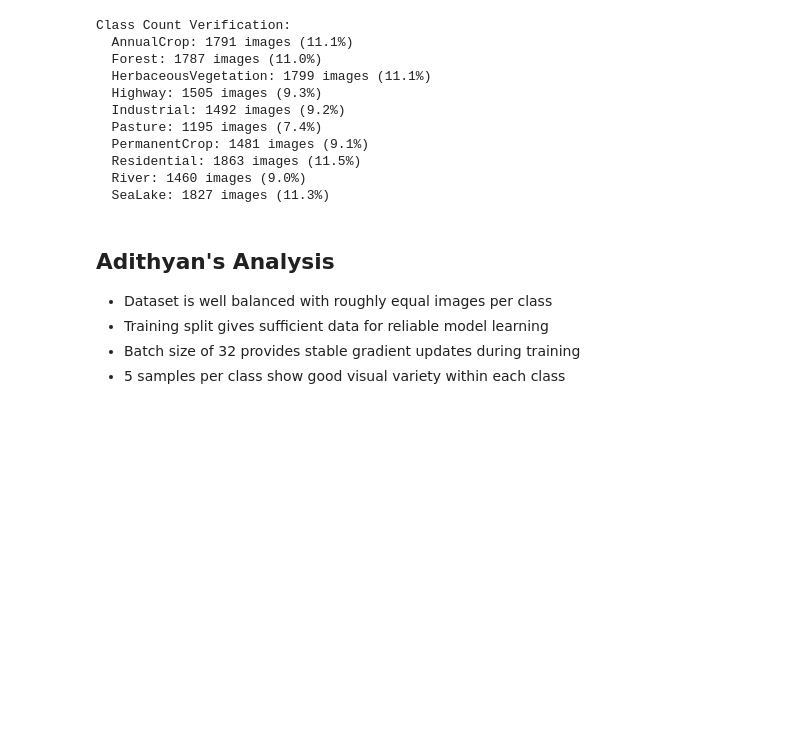
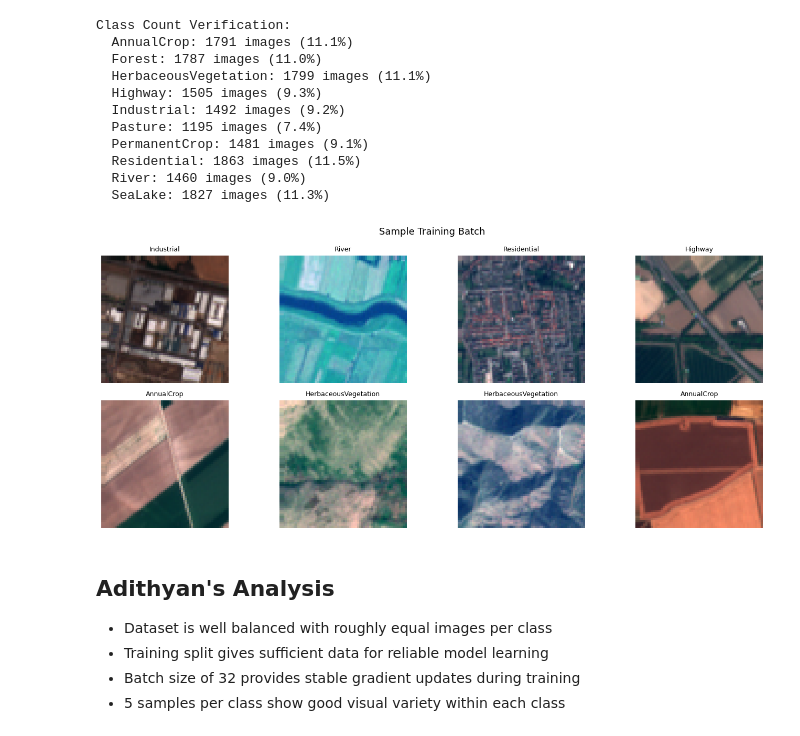
Before and after one commit to fidalgovind/satellite-scene-classification, a Jupyter notebook: satellite_classification.ipynb, the cells around one changed output. Cells and saved outputs as stored; diff of their text form; code cells hidden in the pictures; blank space fills up the shorter version.

Commit message:
Add training batch sample visualisation by Adithyan

```diff
--- a/satellite_classification.ipynb
+++ b/satellite_classification.ipynb
@@ -757,6 +757,25 @@ Class Count Verification:
   Residential: 1863 images (11.5%)
   River: 1460 images (9.0%)
   SeaLake: 1827 images (11.3%)
+# %%
+# Adithyan — Batch sample visualisation
+batch = next(iter(train_loader))
+imgs = batch['image'][:, [3,2,1], :, :].float()
+imgs = imgs / imgs.max()
+
+fig, axes = plt.subplots(2, 4, figsize=(14, 6))
+fig.suptitle("Sample Training Batch", fontsize=13)
+for i in range(8):
+    img = imgs[i].permute(1,2,0).numpy()
+    img = (img - img.min()) / (img.max() - img.min())
+    axes[i//4, i%4].imshow(img)
+    axes[i//4, i%4].set_title(CLASS_NAMES[batch['label'][i]], fontsize=9)
+    axes[i//4, i%4].axis('off')
+plt.tight_layout()
+plt.savefig('batch_sample.png', dpi=150)
+plt.show()
+# %% [output]
+[figure, added]
 # %% [markdown]
 ## Adithyan's Analysis
 - Dataset is well balanced with roughly equal images per class
```
